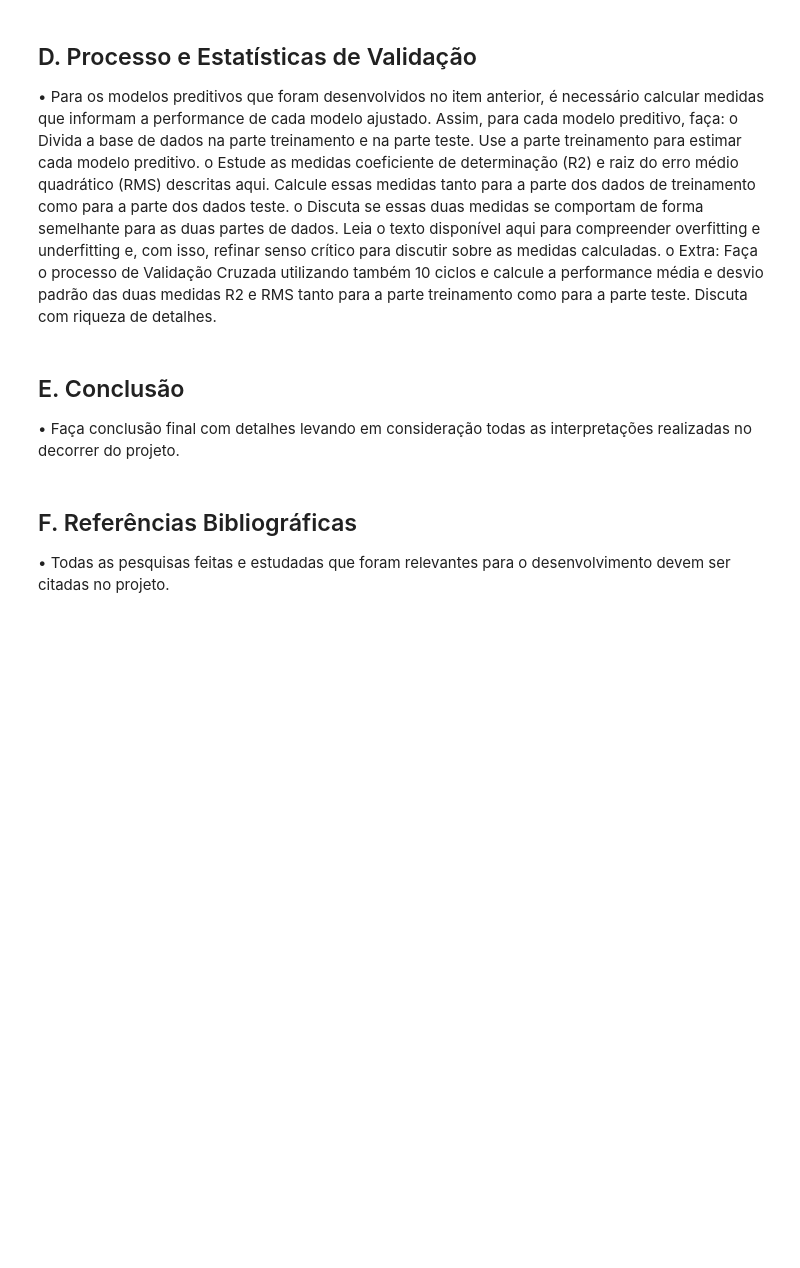
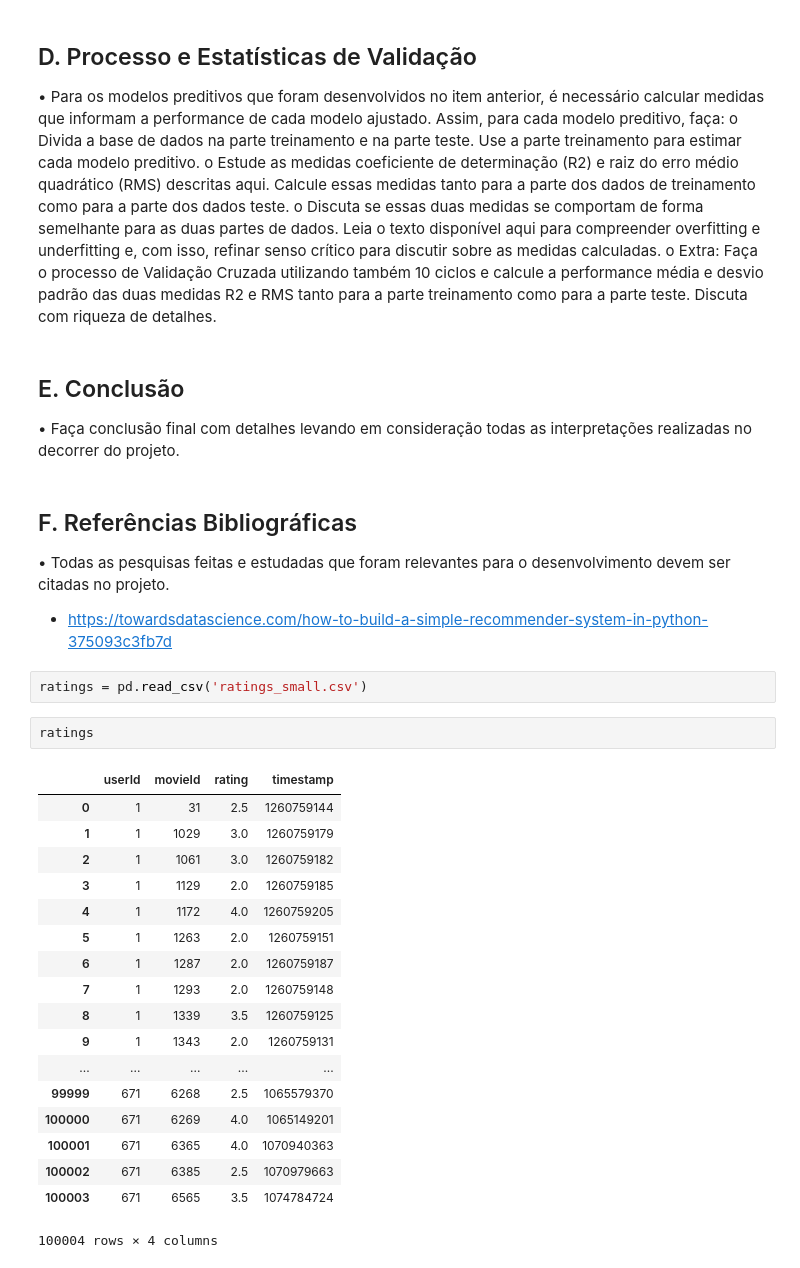
Before and after one commit to beatrizcf2/Classificador_Filmes, a Jupyter notebook: Recomendador_Filmes.ipynb, the cells around one changed output. Saved outputs shown, nothing was run; the diff lists cells and outputs as text; blank space fills up the shorter version.

```diff
--- a/Recomendador_Filmes.ipynb
+++ b/Recomendador_Filmes.ipynb
@@ -136,3 +191,28 @@ realizadas no decorrer do projeto.
 ## F. Referências Bibliográficas
 • Todas as pesquisas feitas e estudadas que foram relevantes para o desenvolvimento
 devem ser citadas no projeto.
+
+* https://towardsdatascience.com/how-to-build-a-simple-recommender-system-in-python-375093c3fb7d
+# %%
+ratings = pd.read_csv('ratings_small.csv')
+# %%
+ratings
+# %% [output]
+|  | userId | movieId | rating | timestamp |
+| 0 | 1 | 31 | 2.5 | 1260759144 |
+| 1 | 1 | 1029 | 3.0 | 1260759179 |
+| 2 | 1 | 1061 | 3.0 | 1260759182 |
+| 3 | 1 | 1129 | 2.0 | 1260759185 |
+| 4 | 1 | 1172 | 4.0 | 1260759205 |
+| 5 | 1 | 1263 | 2.0 | 1260759151 |
+| 6 | 1 | 1287 | 2.0 | 1260759187 |
+| 7 | 1 | 1293 | 2.0 | 1260759148 |
+| 8 | 1 | 1339 | 3.5 | 1260759125 |
+| 9 | 1 | 1343 | 2.0 | 1260759131 |
+| ... | ... | ... | ... | ... |
+| 99999 | 671 | 6268 | 2.5 | 1065579370 |
+| 100000 | 671 | 6269 | 4.0 | 1065149201 |
+| 100001 | 671 | 6365 | 4.0 | 1070940363 |
+| 100002 | 671 | 6385 | 2.5 | 1070979663 |
+| 100003 | 671 | 6565 | 3.5 | 1074784724 |
+100004 rows × 4 columns
```
Also changed, not shown: parts of 13 cells of this notebook.
